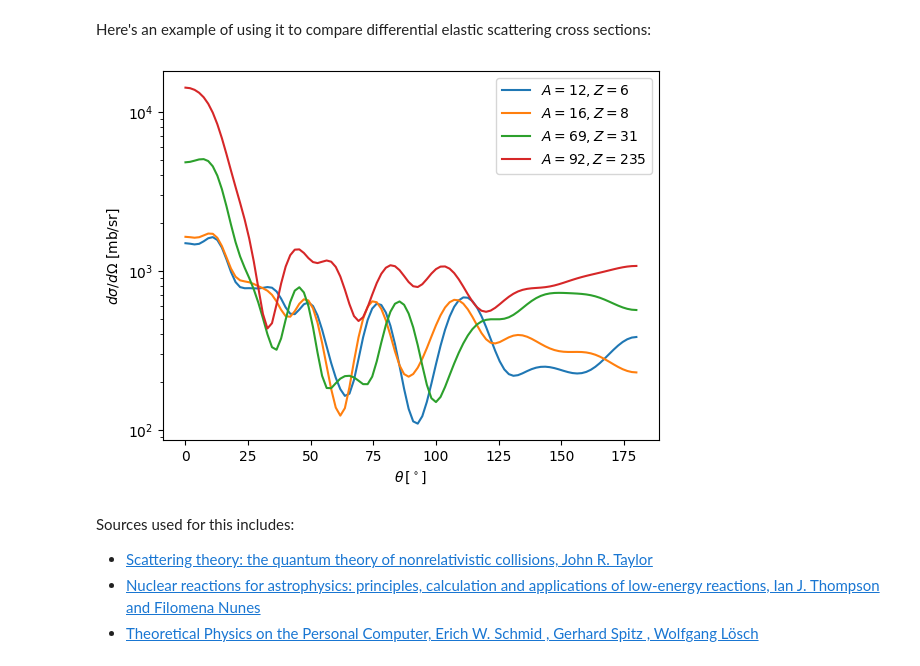
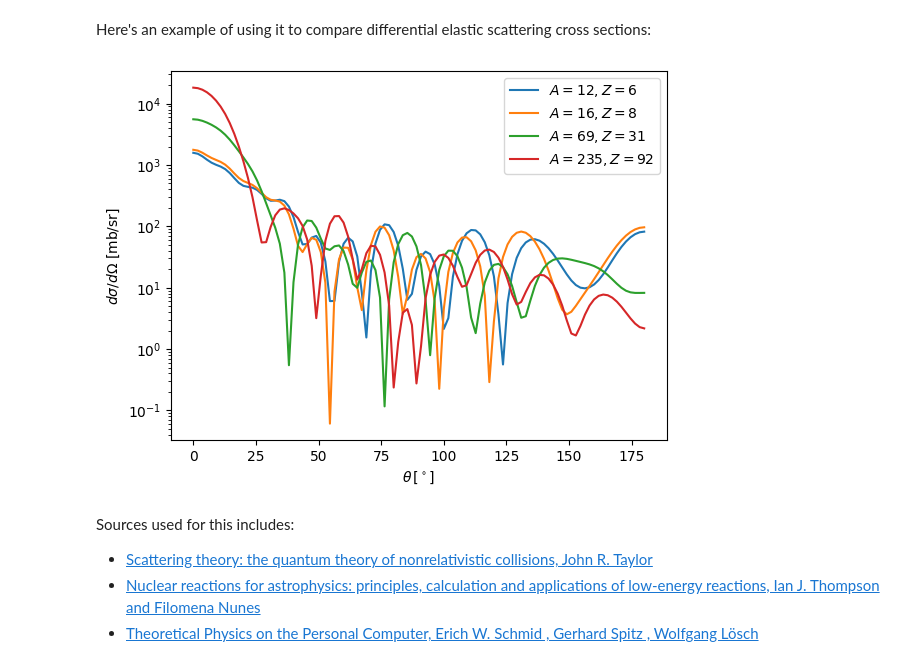
Before and after one commit to beykyle/computational-nuclear-reactions, a Jupyter notebook: 441_EC_numerical_scattering_solutions.ipynb, the cells around one changed output. Cells and saved outputs as stored; diff of their text form; code cells hidden in the pictures.

```diff
--- a/441_EC_numerical_scattering_solutions.ipynb
+++ b/441_EC_numerical_scattering_solutions.ipynb
@@ -1045,7 +1042,7 @@ for ecom in [0.1, 5, 20, 100]:
     dxds, sigt, _, _ = calculate_xs(ecom, mu, a, params)
     print("{:<6} | {:1.3e}".format(ecom, sigt))
     plt.plot(
-        180 * DEFAULT_THETA_GRID / np.pi, dxds, label=r"$E = {:1.0f}$ MeV".format(ecom)
+        180 * DEFAULT_THETA_GRID / np.pi, dxds, label=r"$E = {:1.0e}$ MeV".format(ecom)
     )
 
 plt.legend()
@@ -1217,4 +1214,4 @@ def calculate_params(A, Z):
     av = 0.68
     asurf = 0.54
 
-    return ((Vv, Rv, av), (Vs, Rs, asurf))
+    return ((-Vv, Rv, av), (-Vs, Rs, asurf))
@@ -1242,25 +1246,25 @@ def calculate_omp_xs(A, Z, energy_lab):
 # %% [markdown]
 Here's an example of using it to compare differential elastic scattering cross sections:
 # %%
-isotopes = [(12, 6), (16, 8), (69, 31), (92, 235)]
+isotopes = [(12, 6), (16, 8), (69, 31), (235,92)]
 elab = 14.1  # MeV - like from a DT generator
 
 for isotope in isotopes:
     A, Z = isotope
     dxs, _, _, _ = calculate_omp_xs(A, Z, energy_lab)
     plt.plot(
         180 * DEFAULT_THETA_GRID / np.pi,
         dxs,
         label=r"$A = {:d}, Z = {:d}$".format(A, Z),
     )
 
 plt.legend()
 plt.yscale("log")
 plt.xlabel(r"$\theta \,\left[^\circ\right]$")
 plt.ylabel(r"$d\sigma / d \Omega $ [mb/sr]")
 plt.show()
 # %% [output]
-[figure, old version]
+[figure, new version]
 # %% [markdown]
 
 Sources used for this includes:
```
Also changed, not shown: parts of 10 cells of this notebook.
